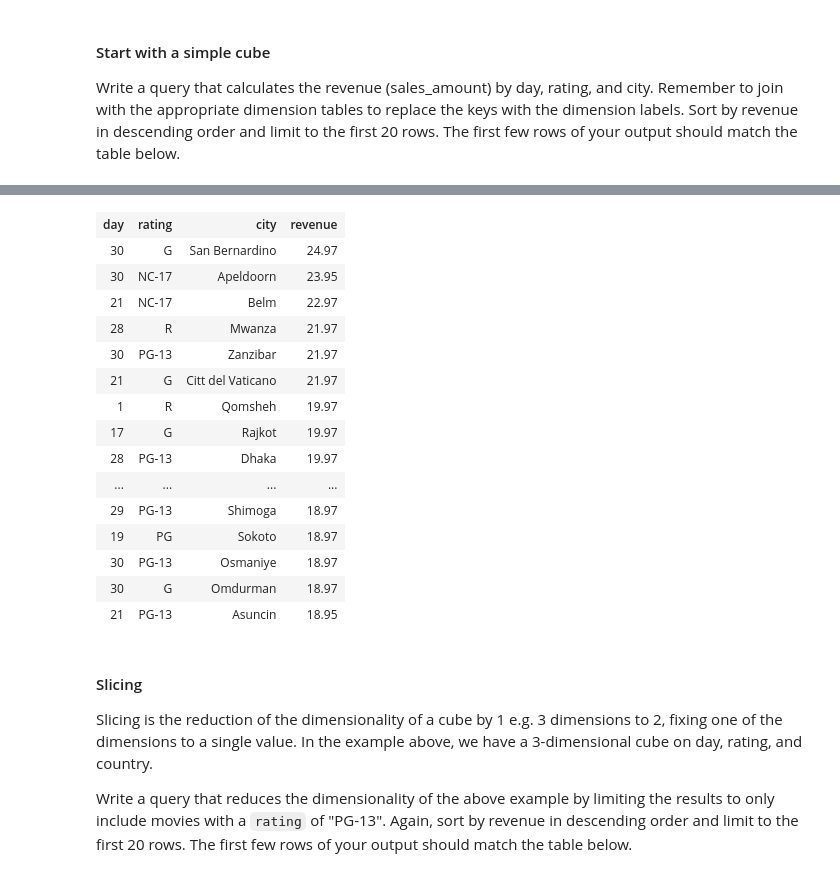
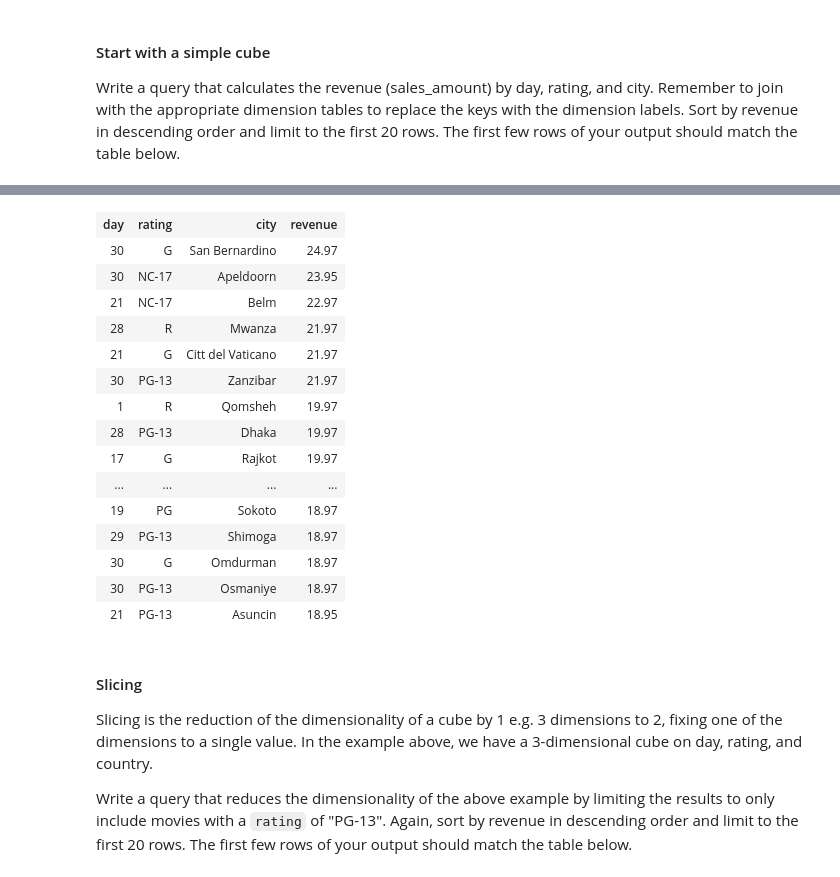
Before and after one commit to muhammadnaqeebasif/DataEngineeringNanoDegree, a Jupyter notebook: Modules/2. Cloud Data Warehouses/Lesson 1 - Introduction to Data Warehouses/Introduction_to_Data_Warehouses.ipynb, the cells around one changed output, grey strips where cells are left out. Cells and saved outputs as stored; diff of their text form; code cells hidden in the pictures.

```diff
--- a/Modules/2. Cloud Data Warehouses/Lesson 1 - Introduction to Data Warehouses/Introduction_to_Data_Warehouses.ipynb
+++ b/Modules/2. Cloud Data Warehouses/Lesson 1 - Introduction to Data Warehouses/Introduction_to_Data_Warehouses.ipynb
@@ -1093,9 +1122,7 @@ Write a query that calculates the revenue (sales_amount) by day, rating, and cit
 %%sql
 
 SELECT d.day, m.rating, c.city, SUM(s.sales_amount) AS revenue
-FROM factsales s JOIN di
-
-....................mdate d ON s.date_key = d.date_key
+FROM factsales s JOIN dimdate d ON s.date_key = d.date_key
     JOIN dimmovie m ON s.movie_key = m.movie_key
     JOIN dimcustomer c ON s.customer_key = c.customer_key
 GROUP BY (d.day, m.rating, c.city)
@@ -1108,18 +1136,18 @@ Wall time: 53.4 ms
 | day | rating | city | revenue |
 | 30 | G | San Bernardino | 24.97 |
 | 30 | NC-17 | Apeldoorn | 23.95 |
 | 21 | NC-17 | Belm | 22.97 |
 | 28 | R | Mwanza | 21.97 |
+| 21 | G | Citt del Vaticano | 21.97 |
 | 30 | PG-13 | Zanzibar | 21.97 |
-| 21 | G | Citt del Vaticano | 21.97 |
 | 1 | R | Qomsheh | 19.97 |
+| 28 | PG-13 | Dhaka | 19.97 |
 | 17 | G | Rajkot | 19.97 |
-| 28 | PG-13 | Dhaka | 19.97 |
 | ... | ... | ... | ... |
+| 19 | PG | Sokoto | 18.97 |
 | 29 | PG-13 | Shimoga | 18.97 |
-| 19 | PG | Sokoto | 18.97 |
+| 30 | G | Omdurman | 18.97 |
 | 30 | PG-13 | Osmaniye | 18.97 |
-| 30 | G | Omdurman | 18.97 |
 | 21 | PG-13 | Asuncin | 18.95 |
 # %% [markdown]
 #### Slicing
```
Also changed, not shown: parts of 35 cells of this notebook.
